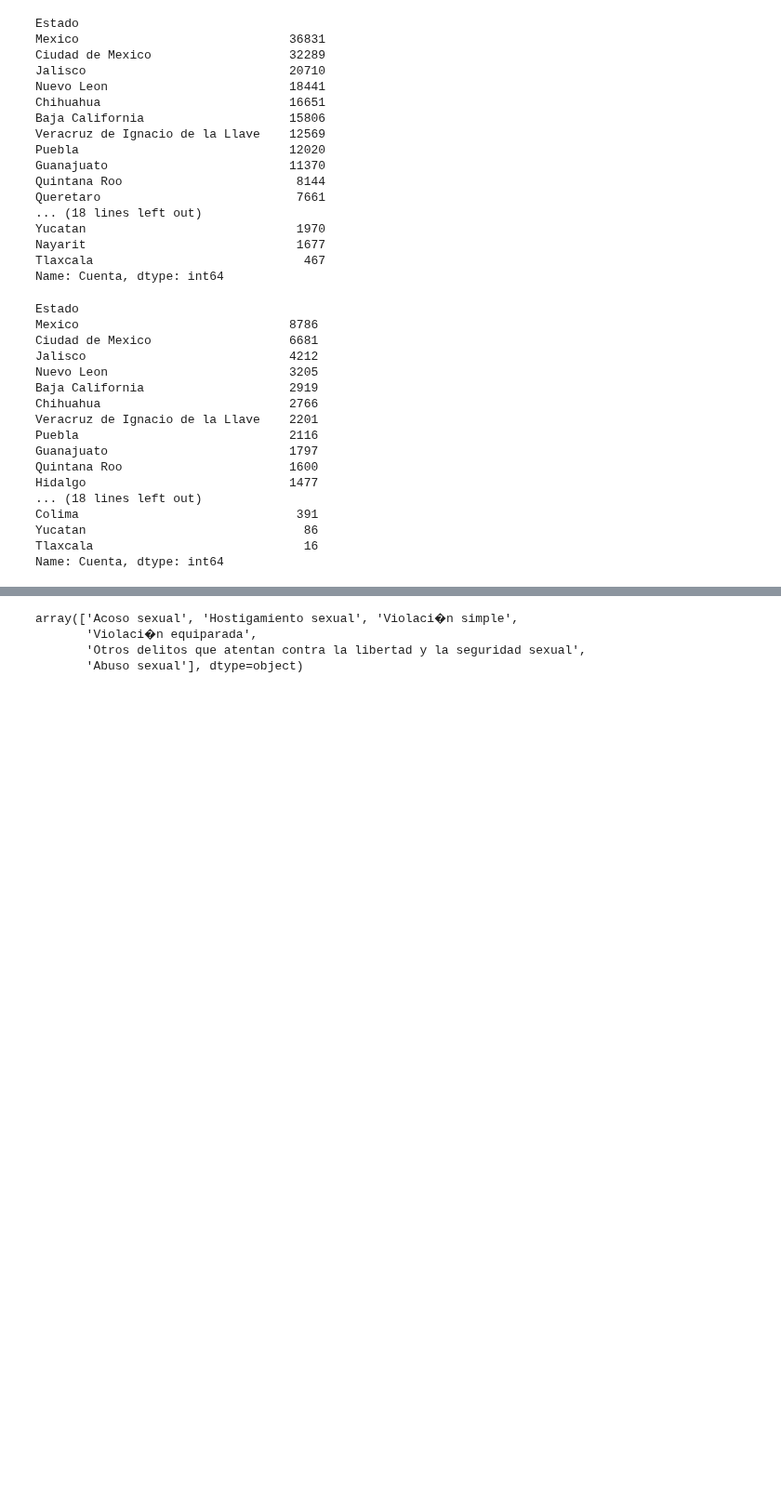
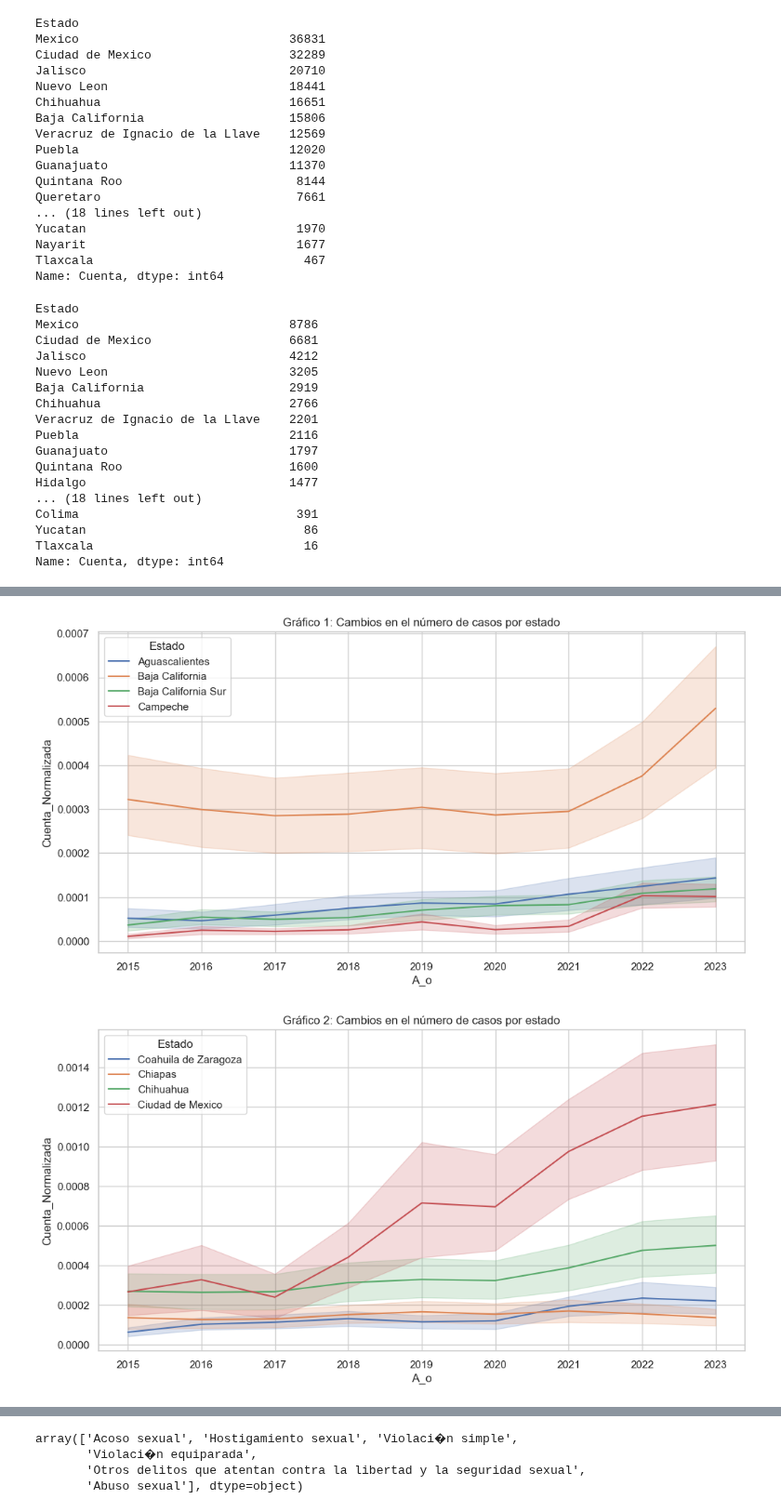
Before and after one commit to BlackEddit/EDA_Cleasings, a Jupyter notebook: EDA_Sex_Agre_New.ipynb, the cells around one changed output, grey strips where cells are left out. Shown at 93% size. Saved outputs shown, nothing was run; the diff lists cells and outputs as text; code cells hidden in the pictures; blank space fills up the shorter version.

```diff
--- a/EDA_Sex_Agre_New.ipynb
+++ b/EDA_Sex_Agre_New.ipynb
@@ -171,0 +236,22 @@ Name: Cuenta, dtype: int64
+# %%
+''' Los detalles es que hay mucha variabilidad en los estados, entonces como hago para jugar con un orden, o me refiero a los 10 primeros o dejo algunos de lado...'''
+
+
+estados_unicos = df_agrupado['Estado'].unique()
+#print(estados_unicos)
+
+
+# division de los estados en n grupos para graficar
+estados_divididos = [estados_unicos[i:i + 4] for i in range(0, len(estados_unicos), 4)]
+#print(estados_divididos)
+
+for i, estados_subconjunto in enumerate(estados_divididos):
+    df_subconjunto = df_sex_agresion[df_sex_agresion['Estado'].isin(estados_subconjunto)]
+
+    plt.figure(figsize=(12, 6))
+    sns.lineplot(data=df_subconjunto, x='A_o', y='Cuenta_Normalizada', hue='Estado')
+    plt.title(f'Gráfico {i+1}: Cambios en el número de casos por estado')
+    plt.show()
+# %% [output]
+[figure, added]
+[figure, added]
```
Also changed, not shown: parts of 8 cells of this notebook.
